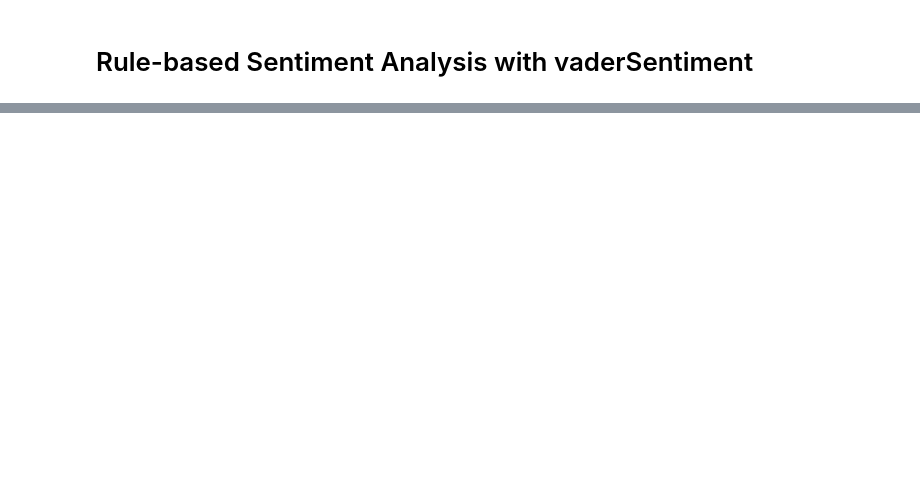
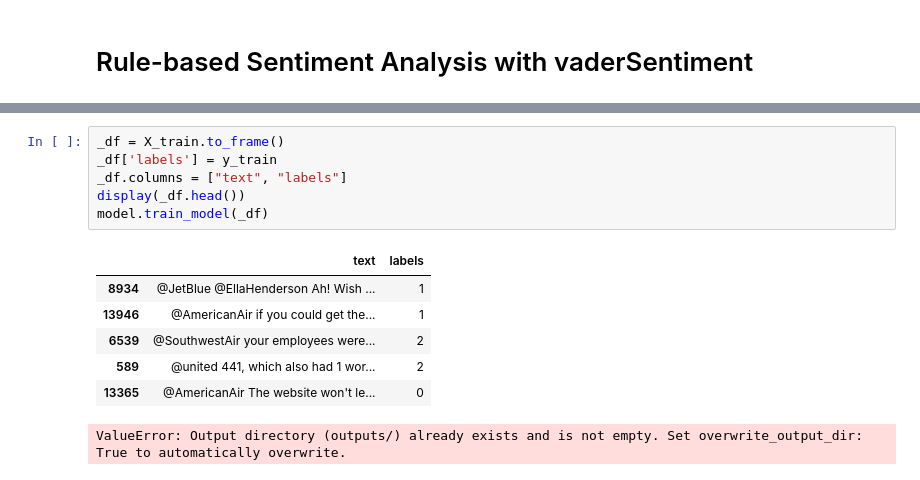
Before and after one commit to stepthom/NLP_course, a Jupyter notebook: sentiment_analysis/slides_study.ipynb, the cells around one changed output, grey strips where cells are left out. Drawn from its saved outputs; the diff is of its cells as text; blank space fills up the shorter version.

```diff
--- a/sentiment_analysis/slides_study.ipynb
+++ b/sentiment_analysis/slides_study.ipynb
@@ -75,0 +268,14 @@ Not bad at all--------------------------------------------------- {'neg': 0.0, '
+# %%
+_df = X_train.to_frame()
+_df['labels'] = y_train
+_df.columns = ["text", "labels"]
+display(_df.head())
+model.train_model(_df)
+# %% [output]
+|  | text | labels |
+| 8934 | @JetBlue @EllaHenderson Ah! Wish ... | 1 |
+| 13946 | @AmericanAir if you could get the... | 1 |
+| 6539 | @SouthwestAir your employees were... | 2 |
+| 589 | @united 441, which also had 1 wor... | 2 |
+| 13365 | @AmericanAir The website won't le... | 0 |
+ValueError: Output directory (outputs/) already exists and is not empty. Set overwrite_output_dir: True to automatically overwrite.
```
Also changed, not shown: parts of 31 cells of this notebook.
